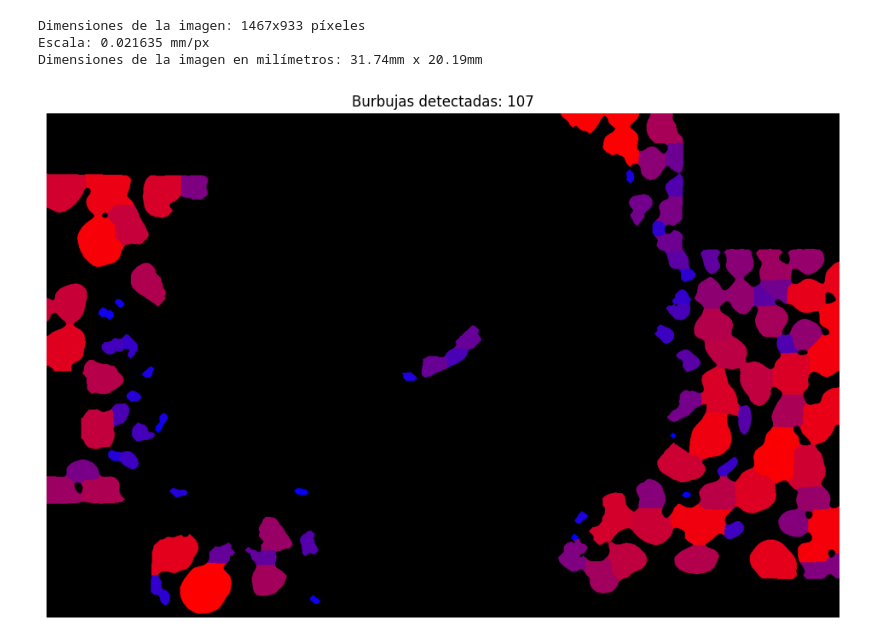
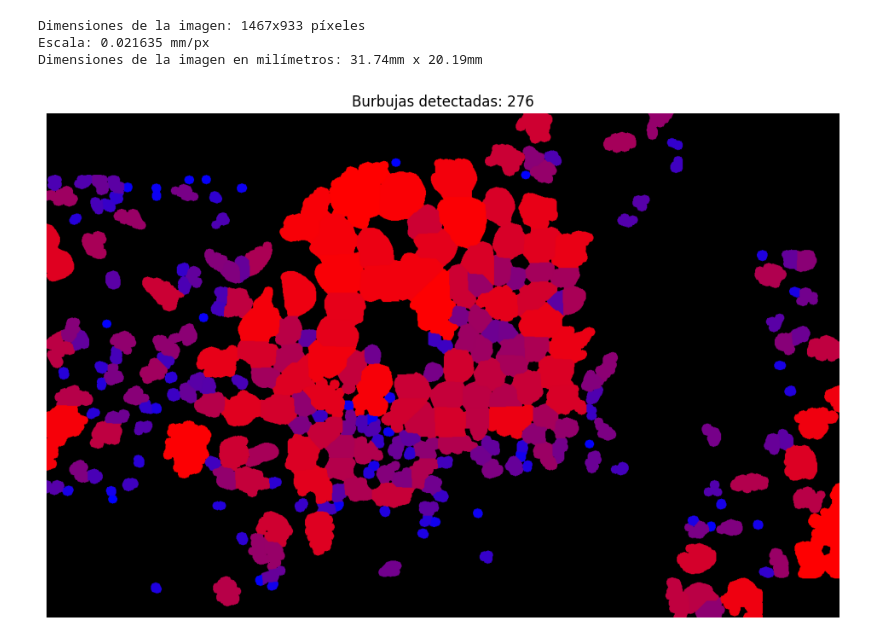
Before and after one commit to CarlosGarcia-YK/Polimery_Artificial_Vision, a Jupyter notebook: Method2.ipynb, the cells around one changed output. Saved outputs shown, nothing was run; the diff lists cells and outputs as text; code cells hidden in the pictures.

Commit message:
Classification of the values, and debbuged Automatized methodology with conditions and values for the extreme images

```diff
--- a/Method2.ipynb
+++ b/Method2.ipynb
@@ -10,7 +10,7 @@ import os
 import math
 
 #Pending 006 , 007, 008
-image_path = r'Clenead_Images\XY_clean\xy005.jpg'
+image_path = r'Clenead_Images\XY_clean\xy006.jpg'
 image = cv2.imread(image_path, cv2.IMREAD_GRAYSCALE)
 scene_coordinate_system = -16.41414 #Variable depending of the image
 
@@ -38,12 +38,12 @@ min_area_threshold = 0    # Umbral
 blur = cv2.GaussianBlur(image, (5, 5), 0) #23,23,(<008) 5,5(blackers-009)
 
 # 2. Binarizar usando umbral de Otsu
-_, binary = cv2.threshold(blur, 0, 255, cv2.THRESH_BINARY + cv2.THRESH_OTSU)
+_, binary = cv2.threshold(blur, 80, 255, cv2.THRESH_BINARY + cv2.THRESH_OTSU)
 binary = cv2.bitwise_not(binary)
 
 # 3. Operaciones morfológicas para limpiar pequeñas manchas y separar un poco las burbujas
-kernel = cv2.getStructuringElement(cv2.MORPH_ELLIPSE, (3,3)) # 15 15, 3,3(blackers - 009)
-binary_opened = cv2.morphologyEx(binary, cv2.MORPH_OPEN, kernel, iterations=5)
+kernel = cv2.getStructuringElement(cv2.MORPH_ELLIPSE, (9,9)) # 15 15, 3,3(blackers - 009)
+binary_opened = cv2.morphologyEx(binary, cv2.MORPH_OPEN, kernel, iterations=2)
 
 # 4.Transformada de distancia
 dist_transform = cv2.distanceTransform(binary_opened, cv2.DIST_L2, 5)
@@ -52,6 +52,9 @@ dist_transform = cv2.distanceTransform(binary_opened, cv2.DIST_L2, 5)
 coordinates = peak_local_max(dist_transform, min_distance=10,threshold_abs=0.5) # 27
 local_max = np.zeros(dist_transform.shape, dtype=bool)
 local_max[tuple(coordinates.T)] = True
+
+
+
 
 # Etiquetar los picos para usarlos como marcadores en watershed
 markers, _ = ndimage.label(local_max)
@@ -65,31 +68,34 @@ areas = []
 valid_count = 0
 
 
 for lbl in range(1, num_labels+1):
     mask = (labels == lbl).astype(np.uint8)
     area = cv2.countNonZero(mask)
 
+
     # Filtrar por área
     if min_area_threshold <= area <= max_area_threshold:
         areas.append((lbl,area))
         valid_count += 1
 areas = sorted(areas,key=lambda x: x[1])
 gradient_colors = np.linspace(0,255,len(areas),dtype=np.uint8)
 colored_result = np.zeros((labels.shape[0], labels.shape[1], 3), dtype=np.uint8)
 
 for i, (lbl, area) in enumerate(areas):
     # Asignar un color basado en el índice del gradiente
     color = (255 - gradient_colors[i], 0, gradient_colors[i])  # Azul -> Rojo
     colored_result[labels == lbl] = color
 
 
+
+
 plt.figure(figsize=(12,12))
 plt.imshow(cv2.cvtColor(colored_result, cv2.COLOR_BGR2RGB))
 plt.title(f"Burbujas detectadas: {valid_count}")
 plt.axis('off')
 plt.show()
 #Por tamaño, patrones colores : READY
 #Porcentaje de vacio, ocupado : READY
 #Modificar/Obtimizar segmentacion de las burbujas agrupadas
 # %% [output]
-[figure, old version]
+[figure, new version]
```
Also changed, not shown: parts of 4 cells of this notebook.
